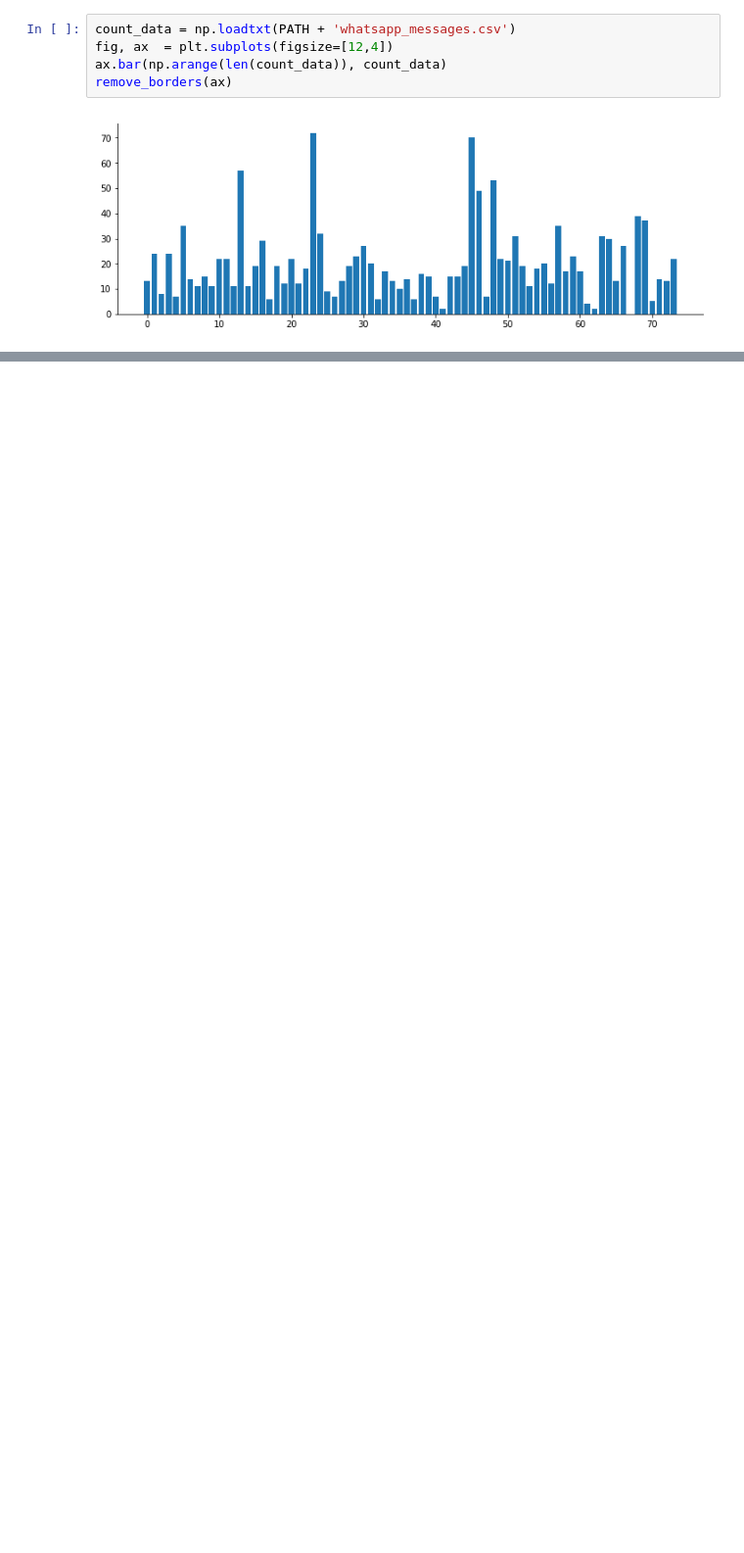
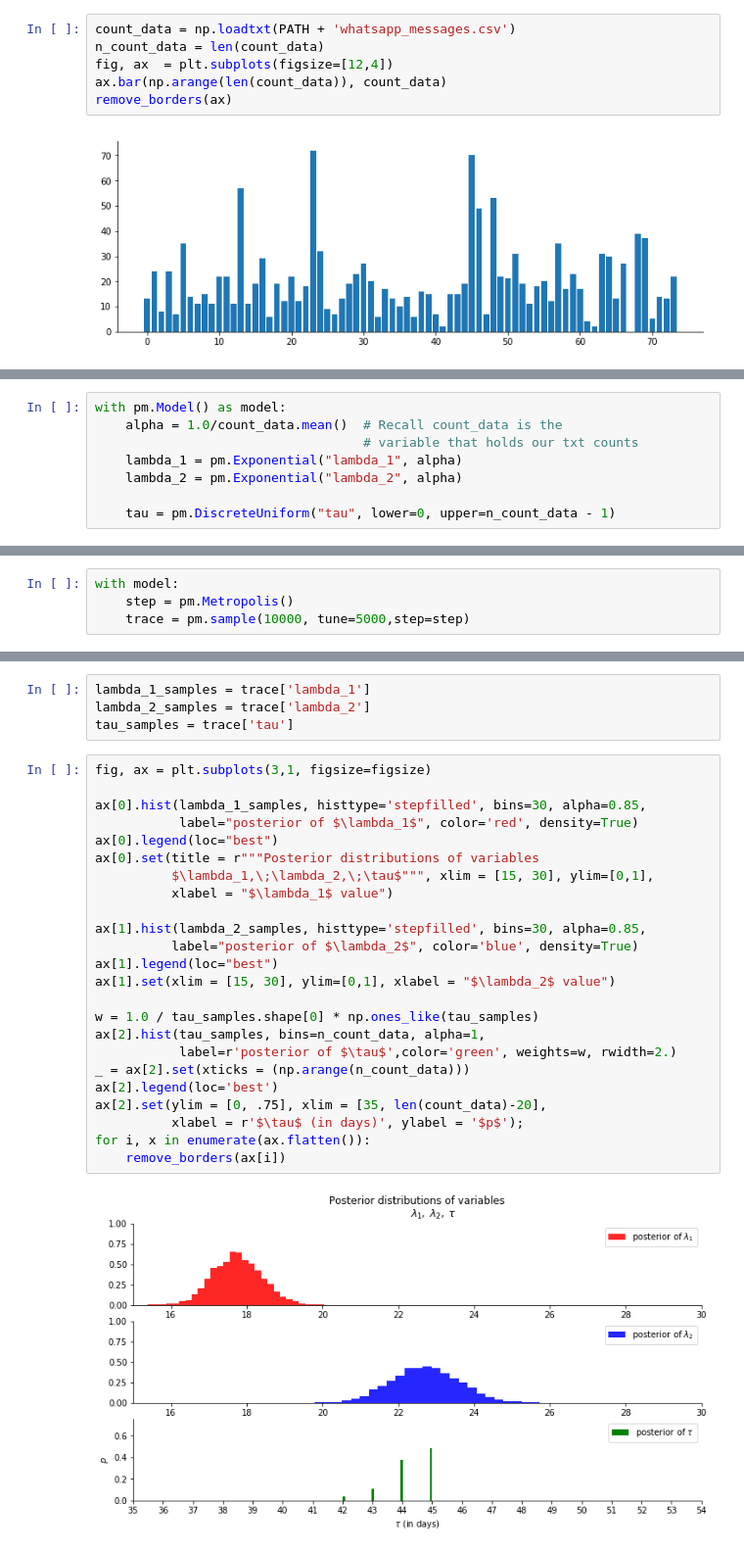
Before and after one commit to rmania/datascience, a Jupyter notebook: ml_models/2_0_Bayesian_models.ipynb, the cells around one changed output, grey strips where cells are left out. Shown at 98% size. Drawn from its saved outputs; the diff is of its cells as text; blank space fills up the shorter version.

```diff
--- a/ml_models/2_0_Bayesian_models.ipynb
+++ b/ml_models/2_0_Bayesian_models.ipynb
@@ -123,5 +123,6 @@ series of daily text-message counts from a user of your system. The data, plotte
 # %%
 count_data = np.loadtxt(PATH + 'whatsapp_messages.csv')
+n_count_data = len(count_data)
 fig, ax  = plt.subplots(figsize=[12,4])
 ax.bar(np.arange(len(count_data)), count_data)
 remove_borders(ax)
@@ -136,0 +154,8 @@ How to model this?
+# %%
+with pm.Model() as model:
+    alpha = 1.0/count_data.mean()  # Recall count_data is the
+                                   # variable that holds our txt counts
+    lambda_1 = pm.Exponential("lambda_1", alpha)
+    lambda_2 = pm.Exponential("lambda_2", alpha)
+
+    tau = pm.DiscreteUniform("tau", lower=0, upper=n_count_data - 1)
@@ -136,0 +173,4 @@ How to model this?
+# %%
+with model:
+    step = pm.Metropolis()
+    trace = pm.sample(10000, tune=5000,step=step)
@@ -136,0 +184,30 @@ How to model this?
+# %%
+lambda_1_samples = trace['lambda_1']
+lambda_2_samples = trace['lambda_2']
+tau_samples = trace['tau']
+# %%
+fig, ax = plt.subplots(3,1, figsize=figsize)
+
+ax[0].hist(lambda_1_samples, histtype='stepfilled', bins=30, alpha=0.85,
+           label="posterior of $\lambda_1$", color='red', density=True)
+ax[0].legend(loc="best")
+ax[0].set(title = r"""Posterior distributions of variables
+          $\lambda_1,\;\lambda_2,\;\tau$""", xlim = [15, 30], ylim=[0,1],
+          xlabel = "$\lambda_1$ value")
+
+ax[1].hist(lambda_2_samples, histtype='stepfilled', bins=30, alpha=0.85,
+          label="posterior of $\lambda_2$", color='blue', density=True)
+ax[1].legend(loc="best")
+ax[1].set(xlim = [15, 30], ylim=[0,1], xlabel = "$\lambda_2$ value")
+
+w = 1.0 / tau_samples.shape[0] * np.ones_like(tau_samples)
+ax[2].hist(tau_samples, bins=n_count_data, alpha=1,
+           label=r'posterior of $\tau$',color='green', weights=w, rwidth=2.)
+_ = ax[2].set(xticks = (np.arange(n_count_data)))
+ax[2].legend(loc='best')
+ax[2].set(ylim = [0, .75], xlim = [35, len(count_data)-20],
+          xlabel = r'$\tau$ (in days)', ylabel = '$p$');
+for i, x in enumerate(ax.flatten()):
+    remove_borders(ax[i])
+# %% [output]
+[figure, added]
```
Also changed, not shown: parts of 7 cells of this notebook.
